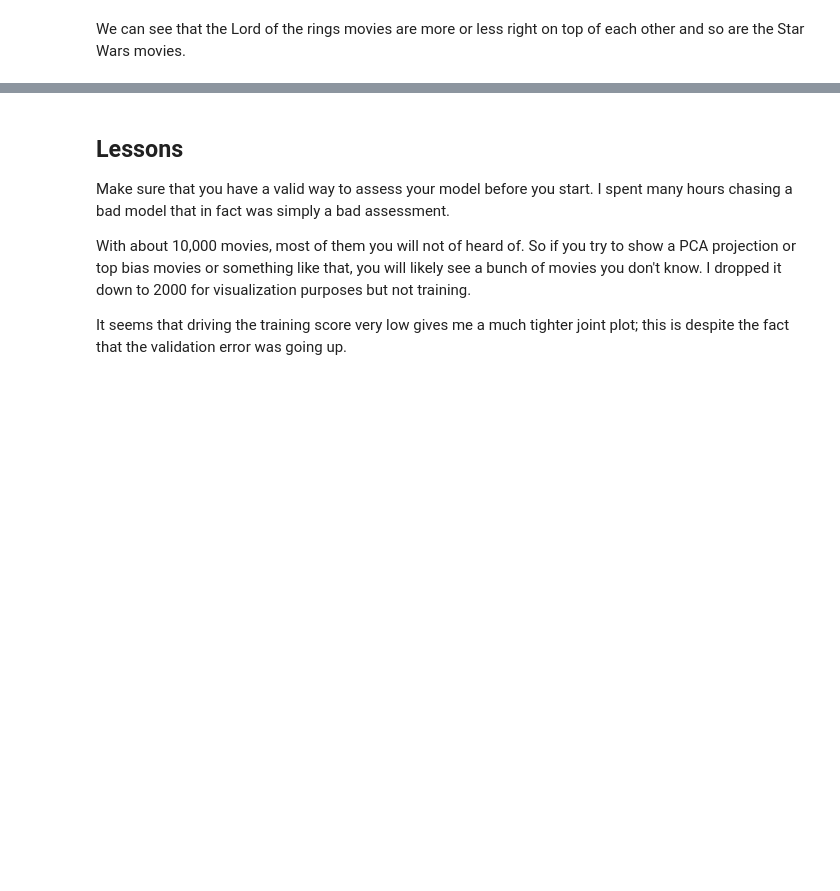
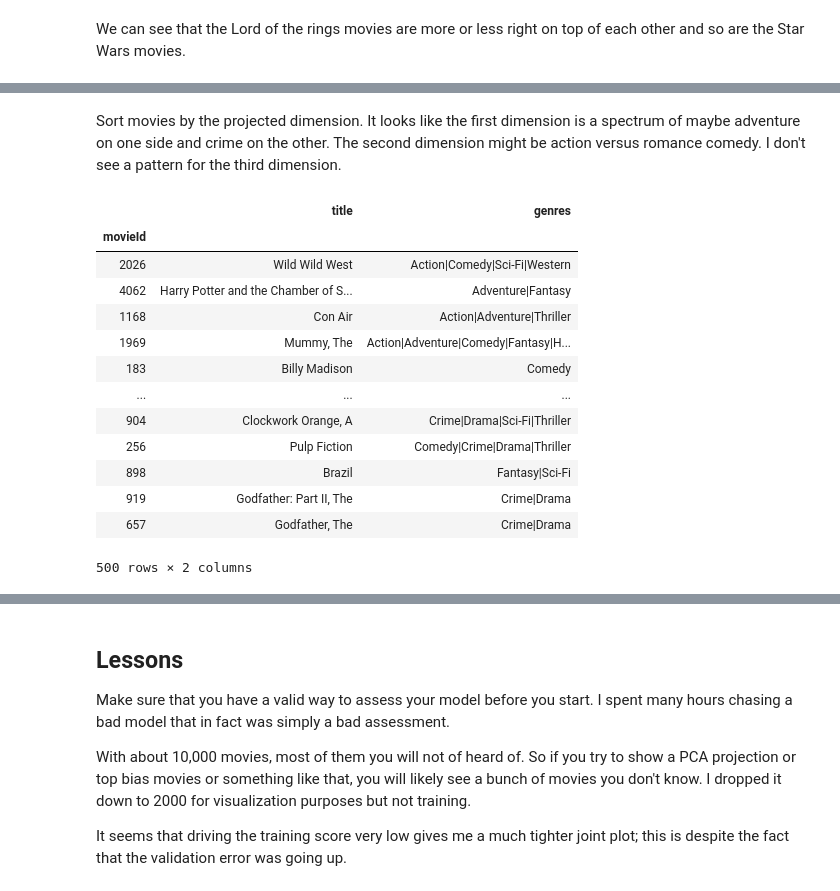
Before and after one commit to parrt/playdl, a Jupyter notebook: notebooks/collaborative-filtering-pytorch-optimizers.ipynb, the cells around one changed output, grey strips where cells are left out. Saved outputs shown, nothing was run; the diff lists cells and outputs as text; code cells hidden in the pictures; blank space fills up the shorter version.

```diff
--- a/notebooks/collaborative-filtering-pytorch-optimizers.ipynb
+++ b/notebooks/collaborative-filtering-pytorch-optimizers.ipynb
@@ -443,0 +471,19 @@ We can see that the Lord of the rings movies are more or less right on top of ea
+# %% [markdown]
+Sort movies by the projected dimension. It looks like the first dimension is a spectrum of maybe adventure on one side and crime on the other.  The second dimension might be action versus romance comedy. I don't see a pattern for the third dimension.
+# %%
+df_sort.sort_values(by='f1')[['title','genres']]
+# %% [output]
+|  | title | genres |
+| movieId |  |  |
+| 2026 | Wild Wild West | Action|Comedy|Sci-Fi|Western |
+| 4062 | Harry Potter and the Chamber of S... | Adventure|Fantasy |
+| 1168 | Con Air | Action|Adventure|Thriller |
+| 1969 | Mummy, The | Action|Adventure|Comedy|Fantasy|H... |
+| 183 | Billy Madison | Comedy |
+| ... | ... | ... |
+| 904 | Clockwork Orange, A | Crime|Drama|Sci-Fi|Thriller |
+| 256 | Pulp Fiction | Comedy|Crime|Drama|Thriller |
+| 898 | Brazil | Fantasy|Sci-Fi |
+| 919 | Godfather: Part II, The | Crime|Drama |
+| 657 | Godfather, The | Crime|Drama |
+500 rows × 2 columns
```
Also changed, not shown: parts of 5 cells of this notebook.
